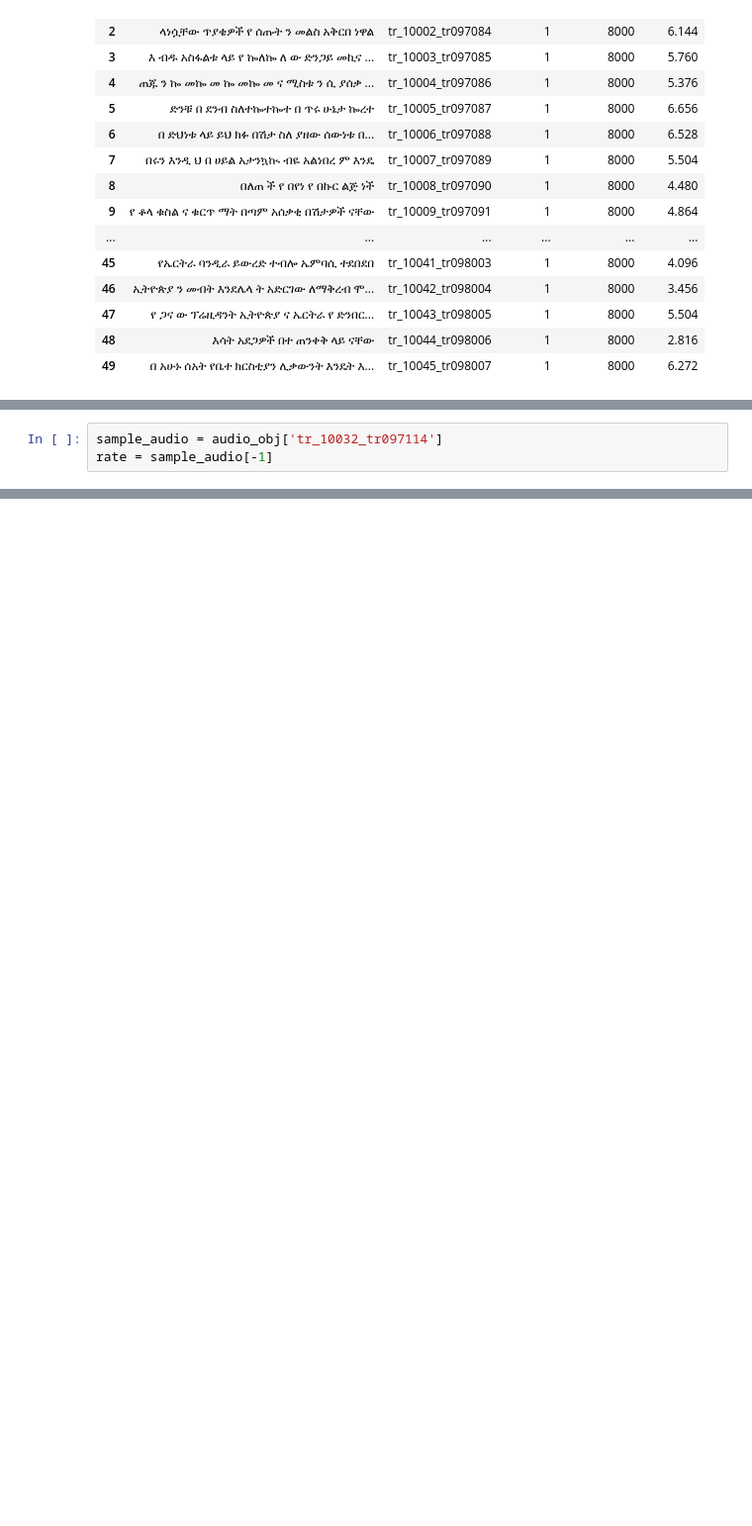
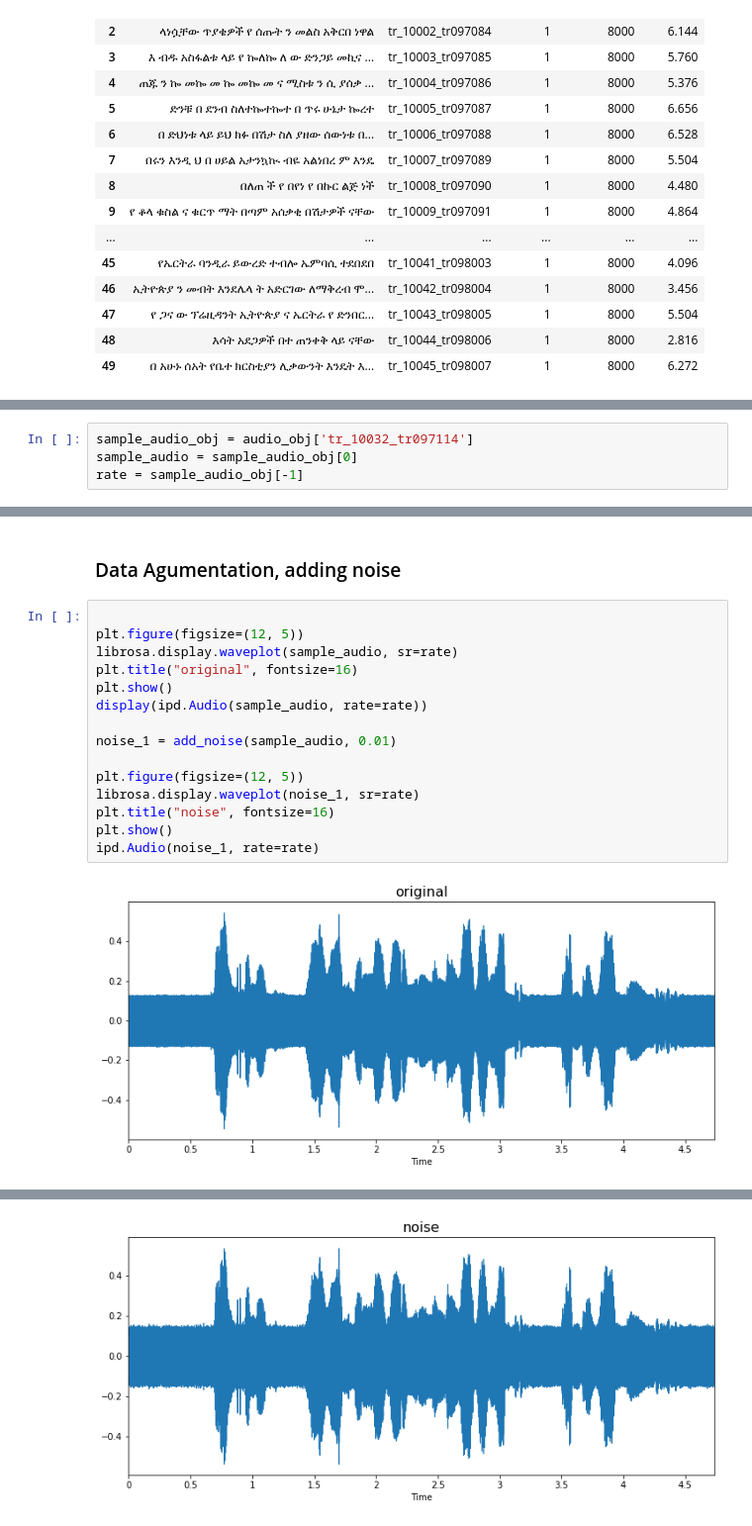
Before and after one commit to Amharic-STT/STT-engine, a Jupyter notebook: notebooks/AS2T.ipynb, the cells around one changed output, grey strips where cells are left out. Shown at 99% size. Drawn from its saved outputs; the diff is of its cells as text; blank space fills up the shorter version.

Commit message:
data agumentation function added

```diff
--- a/notebooks/AS2T.ipynb
+++ b/notebooks/AS2T.ipynb
@@ -209,5 +211,6 @@ def change_picth(data, sampling_rate, pitch_factor):
 def change_speed(data, speed_factor):
     return librosa.effects.time_stretch(data, speed_factor)
 # %%
-sample_audio = audio_obj['tr_10032_tr097114']
-rate = sample_audio[-1]
+sample_audio_obj = audio_obj['tr_10032_tr097114']
+sample_audio = sample_audio_obj[0]
+rate = sample_audio_obj[-1]
@@ -217,0 +217,19 @@ ipd.Audio(sample_audio[0], rate=rate)
+# %% [markdown]
+### Data Agumentation, adding noise
+# %%
+
+plt.figure(figsize=(12, 5))
+librosa.display.waveplot(sample_audio, sr=rate)
+plt.title("original", fontsize=16)
+plt.show()
+display(ipd.Audio(sample_audio, rate=rate))
+
+noise_1 = add_noise(sample_audio, 0.01)
+
+plt.figure(figsize=(12, 5))
+librosa.display.waveplot(noise_1, sr=rate)
+plt.title("noise", fontsize=16)
+plt.show()
+ipd.Audio(noise_1, rate=rate)
+# %% [output]
+[figure, added]
@@ -217,0 +237 @@ ipd.Audio(sample_audio[0], rate=rate)
+[figure, added]
```
Also changed, not shown: parts of 11 cells of this notebook, 1 other file.
